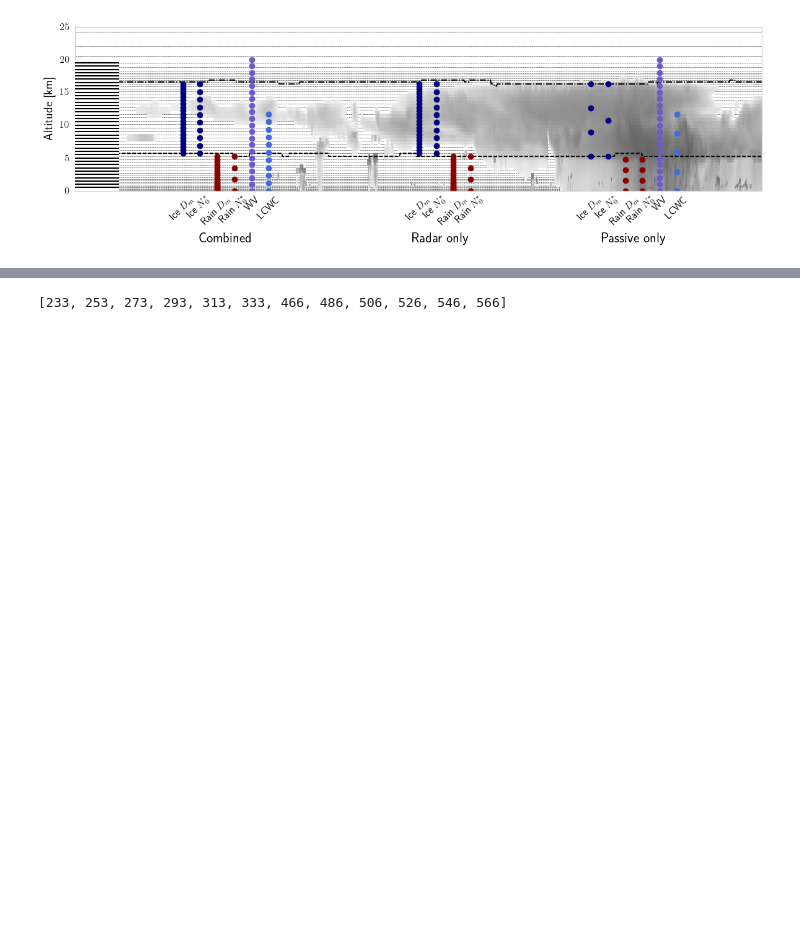
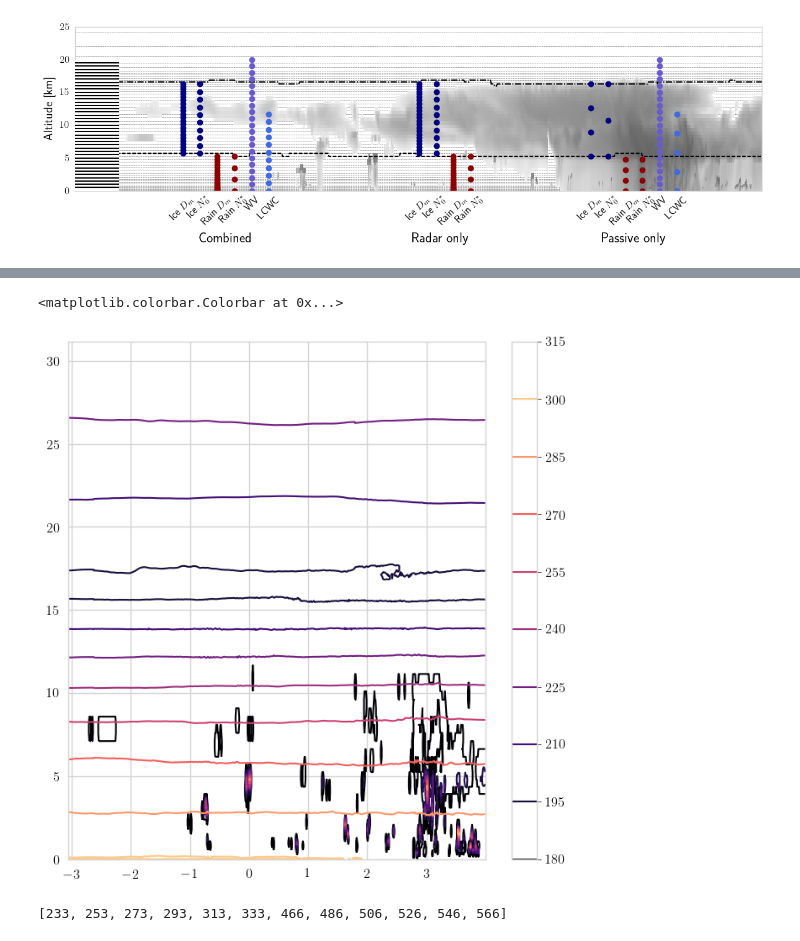
Before and after one commit to simonpf/mcrf, a Jupyter notebook: notebooks/liras/retrieval_sketch.ipynb, the cells around one changed output, grey strips where cells are left out. Drawn from its saved outputs; the diff is of its cells as text; code cells hidden in the pictures; blank space fills up the shorter version.

```diff
--- a/notebooks/liras/retrieval_sketch.ipynb
+++ b/notebooks/liras/retrieval_sketch.ipynb
@@ -349,3 +357,14 @@ f.savefig("../../plots/retrieval_sketch.png", dpi = 300, bbox_inches = "tight")
+# %%
+t = reference_a["temperature"]
+clwc = reference_a["lwc"]
+z = sum(hmcs[0])
+z[z < 5e-6] = np.nan
+plt.contour(x, y, clwc.T, level = np.logspace(-6, -2, 5))
+plt.contour(x, y, t.T, level = np.linspace(200, 300, 11))
+plt.colorbar()
+# %% [output]
+<matplotlib.colorbar.Colorbar at 0x...>
+[figure, added]
 # %%
 inds
 # %% [output]
```
Also changed, not shown: parts of 6 cells of this notebook, 14 other files.
